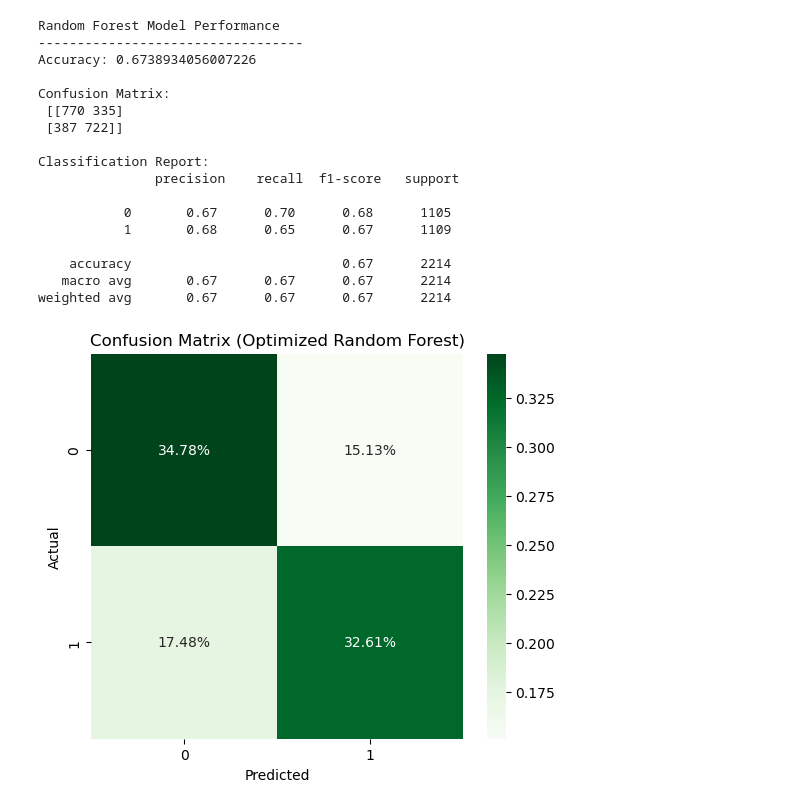
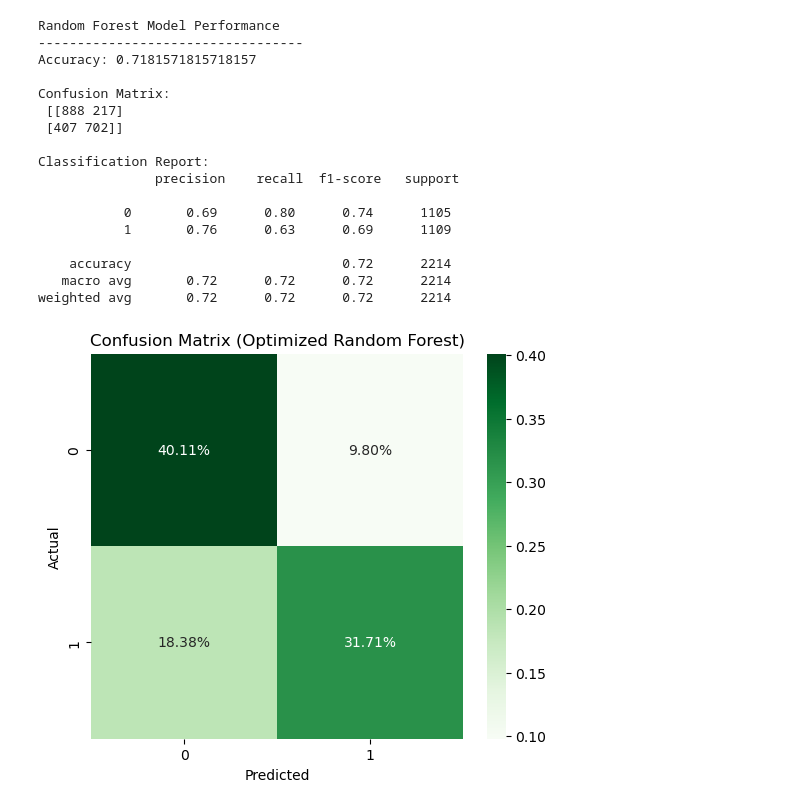
Before and after one commit to sebalexsmith/IT3212, a Jupyter notebook: assignment_3/algorithms/random_forest.ipynb, the cells around one changed output. Drawn from its saved outputs; the diff is of its cells as text; code cells hidden in the pictures.

Commit message:
Run with chi squared dataset instead

```diff
--- a/assignment_3/algorithms/random_forest.ipynb
+++ b/assignment_3/algorithms/random_forest.ipynb
@@ -5,7 +5,7 @@ from sklearn.ensemble import RandomForestClassifier
 from sklearn.metrics import classification_report, confusion_matrix, accuracy_score
 
 # 1. Load the PCA-compressed dataset
-data_path = '../cyberbullying_datasets/course_dataset/cb_pca_compressed.csv.gz'
+data_path = '../cyberbullying_datasets/course_dataset/cb_chi_compressed.csv.gz'
 data = pd.read_csv(data_path)
 
 # 2. Split features (X) and labels (y)
@@ -101,10 +101,10 @@ Best parameters: {'max_depth': 20, 'min_samples_leaf': 4, 'min_samples_split': 1
 # %%
 # 4. Initialize and train Random Forest
 rf_best = RandomForestClassifier(
-    n_estimators=300,
-    max_depth=20,
-    min_samples_split=10,
-    min_samples_leaf=4,
+    n_estimators=100,
+    max_depth=None,
+    min_samples_split=2,
+    min_samples_leaf=2,
     random_state=42,
     n_jobs=-1
 )
@@ -114,39 +114,39 @@ rf_best.fit(X_train, y_train)
 # 5. Predictions
 y_pred = rf_best.predict(X_test)
 
 # 6. Evaluation
 print("Random Forest Model Performance")
 print("----------------------------------")
 print("Accuracy:", accuracy_score(y_test, y_pred))
 print("\nConfusion Matrix:\n", confusion_matrix(y_test, y_pred))
 print("\nClassification Report:\n", classification_report(y_test, y_pred))
 
 fig, ax = plt.subplots(1, 1, figsize=(6, 5))
 sns.heatmap(
     confusion_matrix(y_test, y_pred, normalize='all'),
     annot=True, fmt='.2%', cmap='Greens', ax=ax
 )
 
 ax.set_title('Confusion Matrix (Optimized Random Forest)')
 ax.set_xlabel('Predicted')
 ax.set_ylabel('Actual')
 plt.show()
 # %% [output]
 Random Forest Model Performance
 ----------------------------------
-Accuracy: 0.6738934056007226
+Accuracy: 0.7181571815718157
 
 Confusion Matrix:
- [[770 335]
- [387 722]]
+ [[888 217]
+ [407 702]]
 
 Classification Report:
                precision    recall  f1-score   support
 
-           0       0.67      0.70      0.68      1105
-           1       0.68      0.65      0.67      1109
+           0       0.69      0.80      0.74      1105
+           1       0.76      0.63      0.69      1109
 
-    accuracy                           0.67      2214
-   macro avg       0.67      0.67      0.67      2214
-weighted avg       0.67      0.67      0.67      2214
+    accuracy                           0.72      2214
+   macro avg       0.72      0.72      0.72      2214
+weighted avg       0.72      0.72      0.72      2214
-[figure, old version]
+[figure, new version]
```
Also changed, not shown: parts of 1 cell of this notebook.
